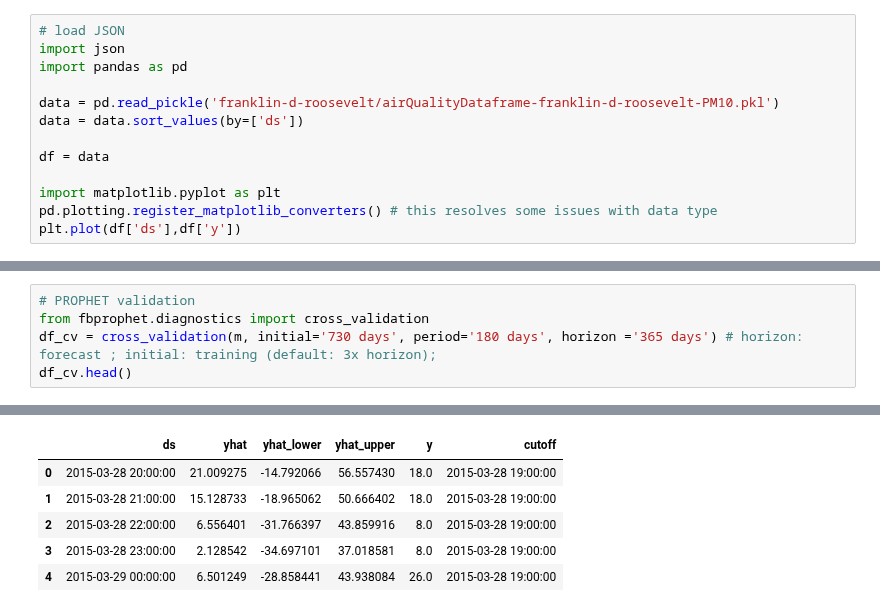
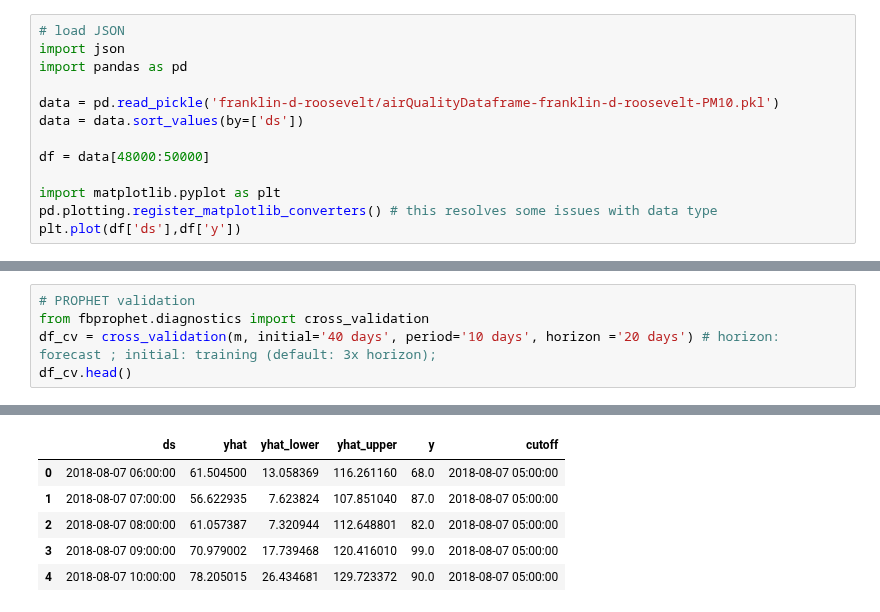
Before and after one commit to aety/insight, a Jupyter notebook: RATP/air/pickleToData_PROPHET.ipynb, the cells around one changed output, grey strips where cells are left out. Cells and saved outputs as stored; diff of their text form.

```diff
--- a/RATP/air/pickleToData_PROPHET.ipynb
+++ b/RATP/air/pickleToData_PROPHET.ipynb
@@ -6,7 +6,7 @@ import pandas as pd
 data = pd.read_pickle('franklin-d-roosevelt/airQualityDataframe-franklin-d-roosevelt-PM10.pkl')
 data = data.sort_values(by=['ds'])
 
-df = data
+df = data[48000:50000]
 
 import matplotlib.pyplot as plt
 pd.plotting.register_matplotlib_converters() # this resolves some issues with data type
@@ -28,6 +30,6 @@ components_fig = m.plot_components(forecast)
 # %%
 # PROPHET validation
 from fbprophet.diagnostics import cross_validation
-df_cv = cross_validation(m, initial='730 days', period='180 days', horizon ='365 days') # horizon: forecast ; initial: training (default: 3x horizon);
+df_cv = cross_validation(m, initial='40 days', period='10 days', horizon ='20 days') # horizon: forecast ; initial: training (default: 3x horizon);
 df_cv.head()
 # %% [output]
@@ -35,9 +37,9 @@ INFO:fbprophet:Making 8 forecasts with cutoffs between 2015-03-28 19:00:00 and 2
 |  | ds | yhat | yhat_lower | yhat_upper | y | cutoff |
-| 0 | 2015-03-28 20:00:00 | 21.009275 | -14.792066 | 56.557430 | 18.0 | 2015-03-28 19:00:00 |
-| 1 | 2015-03-28 21:00:00 | 15.128733 | -18.965062 | 50.666402 | 18.0 | 2015-03-28 19:00:00 |
-| 2 | 2015-03-28 22:00:00 | 6.556401 | -31.766397 | 43.859916 | 8.0 | 2015-03-28 19:00:00 |
-| 3 | 2015-03-28 23:00:00 | 2.128542 | -34.697101 | 37.018581 | 8.0 | 2015-03-28 19:00:00 |
-| 4 | 2015-03-29 00:00:00 | 6.501249 | -28.858441 | 43.938084 | 26.0 | 2015-03-28 19:00:00 |
+| 0 | 2018-08-07 06:00:00 | 61.504500 | 13.058369 | 116.261160 | 68.0 | 2018-08-07 05:00:00 |
+| 1 | 2018-08-07 07:00:00 | 56.622935 | 7.623824 | 107.851040 | 87.0 | 2018-08-07 05:00:00 |
+| 2 | 2018-08-07 08:00:00 | 61.057387 | 7.320944 | 112.648801 | 82.0 | 2018-08-07 05:00:00 |
+| 3 | 2018-08-07 09:00:00 | 70.979002 | 17.739468 | 120.416010 | 99.0 | 2018-08-07 05:00:00 |
+| 4 | 2018-08-07 10:00:00 | 78.205015 | 26.434681 | 129.723372 | 90.0 | 2018-08-07 05:00:00 |
 # %%
 # Performance metrics
 from fbprophet.diagnostics import performance_metrics
```
Also changed, not shown: parts of 6 cells of this notebook.
